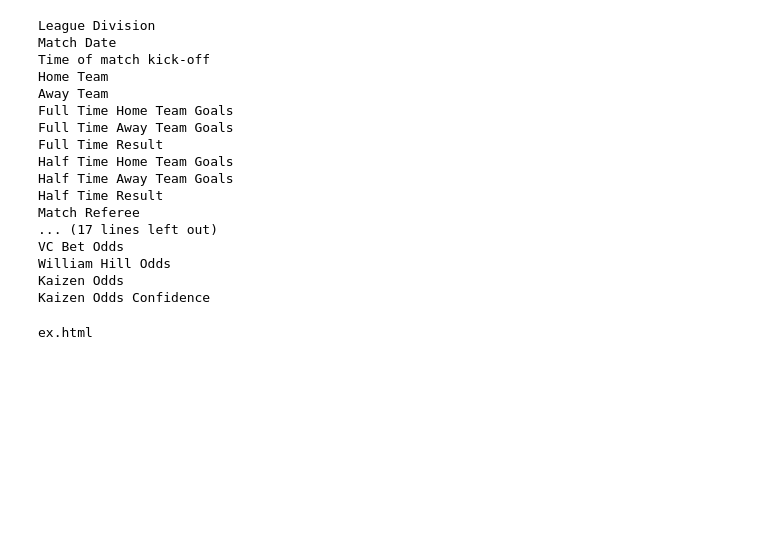
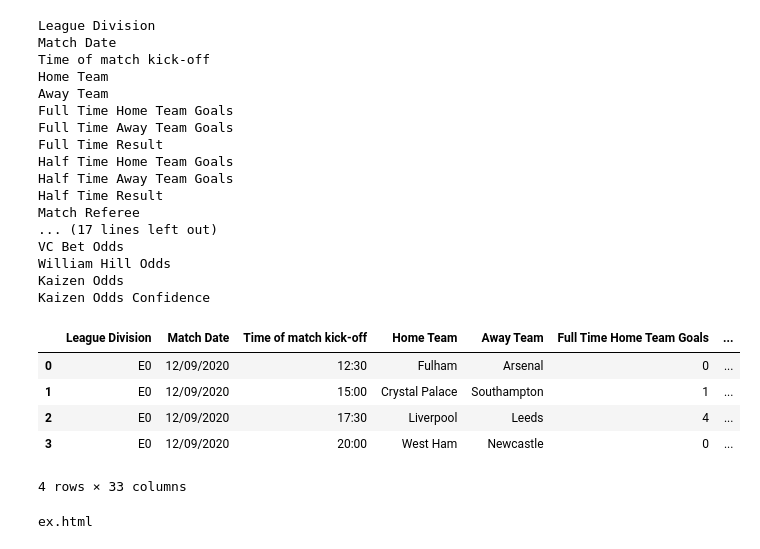
Before and after one commit to gpsaggese/umd_data605, a Jupyter notebook: tutorials/tutorial_llms/Soccer_demo.ipynb, the cells around one changed output. Cells and saved outputs as stored; diff of their text form; code cells hidden in the pictures; blank space fills up the shorter version.

```diff
--- a/tutorials/tutorial_llms/Soccer_demo.ipynb
+++ b/tutorials/tutorial_llms/Soccer_demo.ipynb
@@ -384,10 +384,19 @@ def import_data_from_dataframe(df, driver):
 hneo4j.delete_all(driver)
 
 # Import only one match.
-df_tmp = df2[:1]
-#df_tmp = df2[:4]
+#df_tmp = df2[:1]
+df_tmp = df2[:4]
 #df_tmp = df2
 import_data_from_dataframe(df_tmp, driver)
+# %%
+df_tmp.head()
+# %% [output]
+|  | League Division | Match Date | Time of match kick-off | Home Team | Away Team | Full Time Home Team Goals | ... |
+| 0 | E0 | 12/09/2020 | 12:30 | Fulham | Arsenal | 0 | ... |
+| 1 | E0 | 12/09/2020 | 15:00 | Crystal Palace | Southampton | 1 | ... |
+| 2 | E0 | 12/09/2020 | 17:30 | Liverpool | Leeds | 4 | ... |
+| 3 | E0 | 12/09/2020 | 20:00 | West Ham | Newcastle | 0 | ... |
+4 rows × 33 columns
 # %%
 net = hneo4j.plot_graph(driver)
 net.show("ex.html")
```
Also changed, not shown: parts of 4 cells of this notebook, 1 other file.
